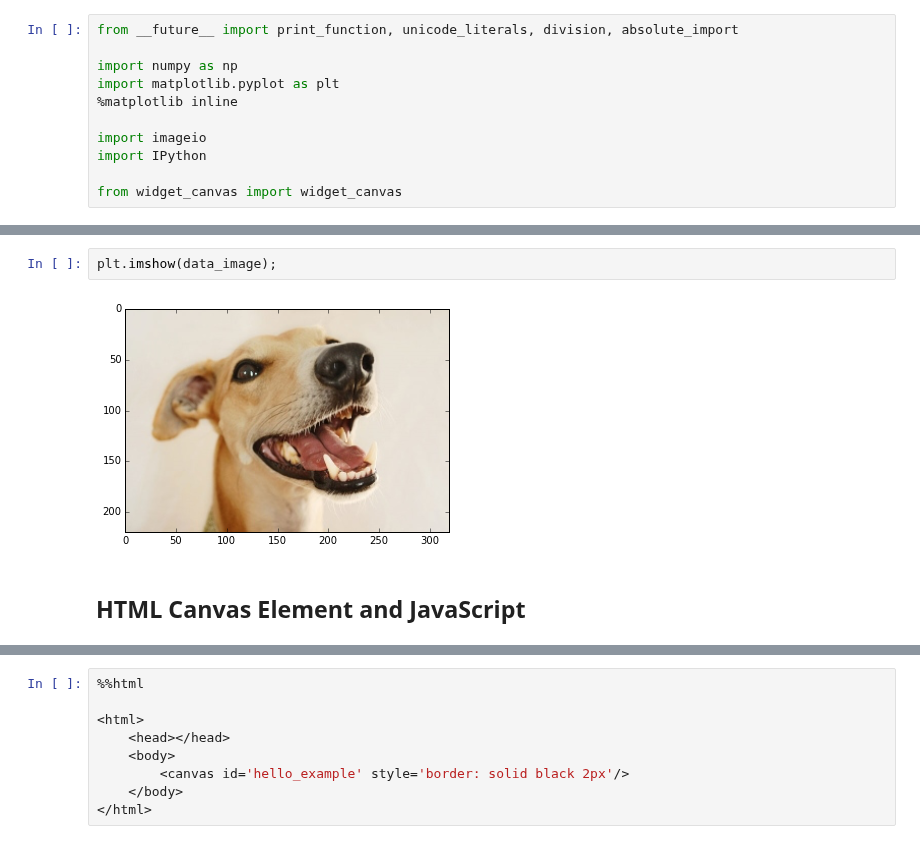
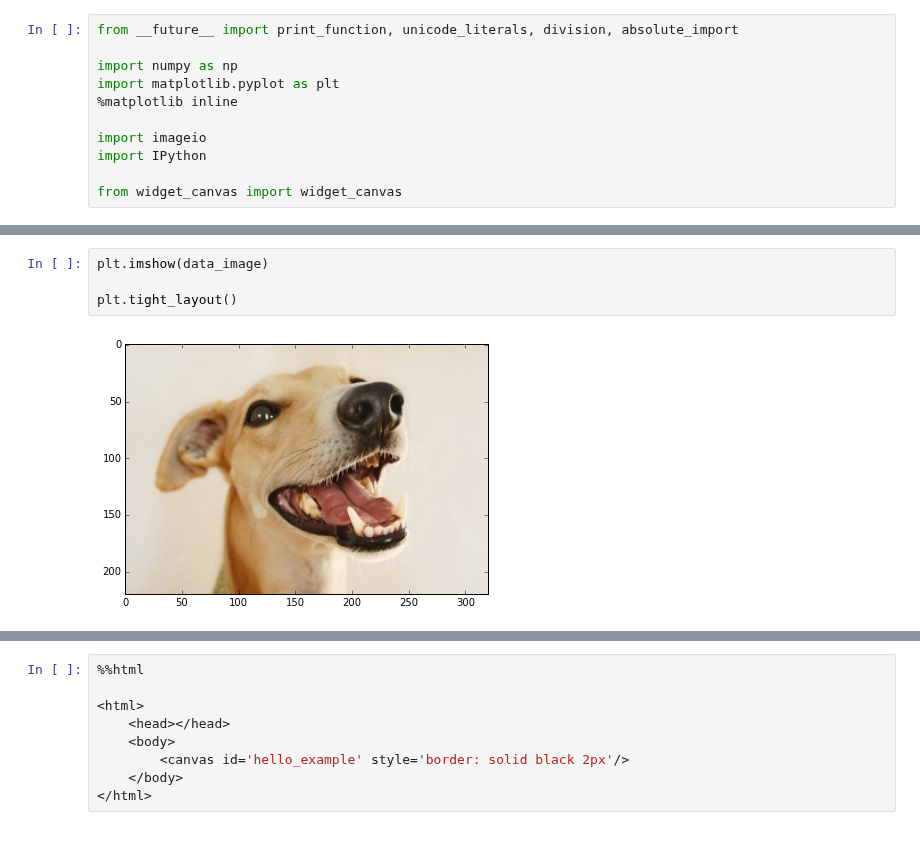
Before and after one commit to johnhw/ipynb_widget_canvas, a Jupyter notebook: notebooks/02 - Image Display Examples.ipynb, the cells around one changed output, grey strips where cells are left out. Saved outputs shown, nothing was run; the diff lists cells and outputs as text.

```diff
--- a/notebooks/02 - Image Display Examples.ipynb
+++ b/notebooks/02 - Image Display Examples.ipynb
@@ -23,6 +28,6 @@ data_image.shape
 # %%
-plt.imshow(data_image);
+plt.imshow(data_image)
+
+plt.tight_layout()
 # %% [output]
-[figure, old version]
+[figure, new version]
-# %% [markdown]
-## HTML Canvas Element and JavaScript
```
Also changed, not shown: parts of 14 cells of this notebook, 1 other file.
